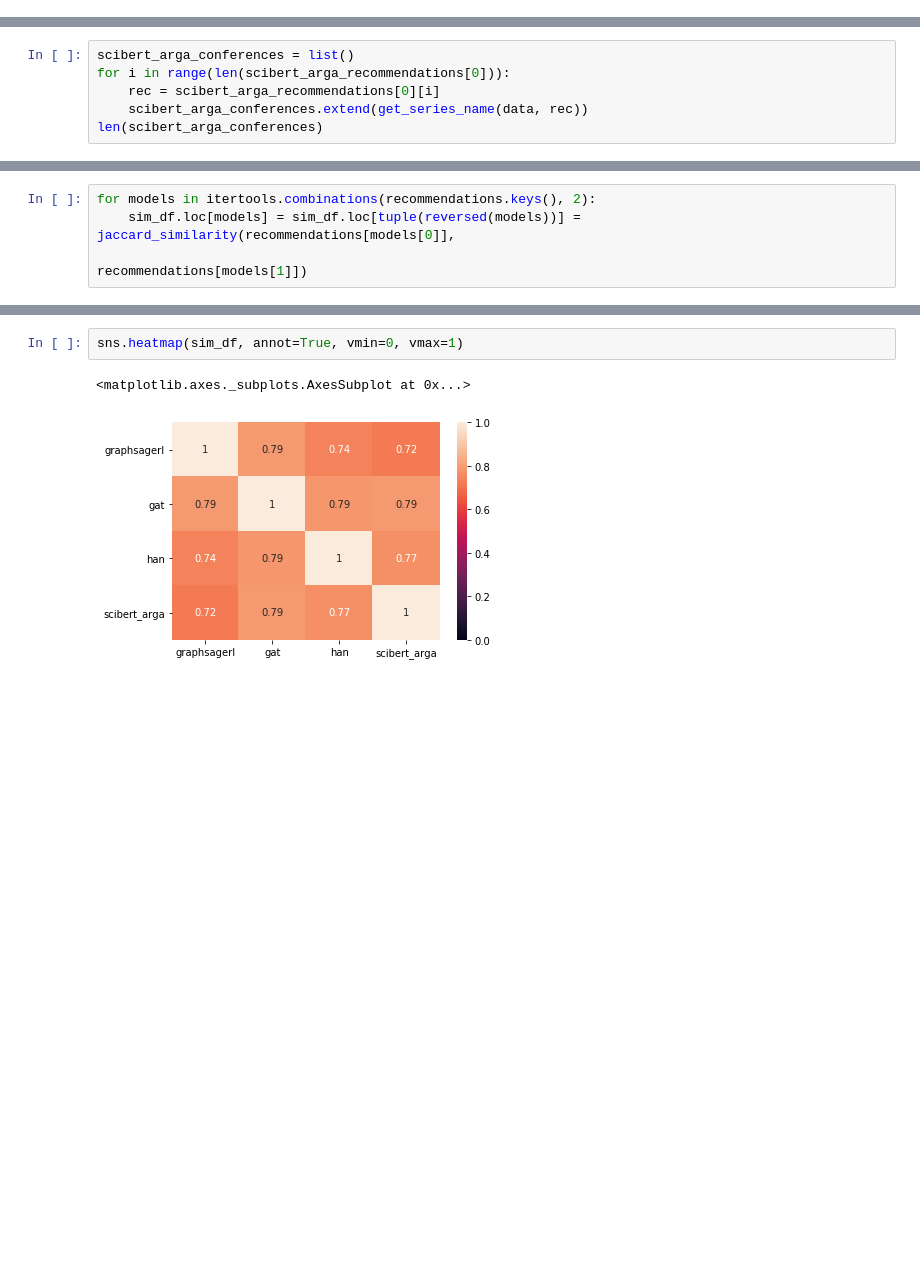
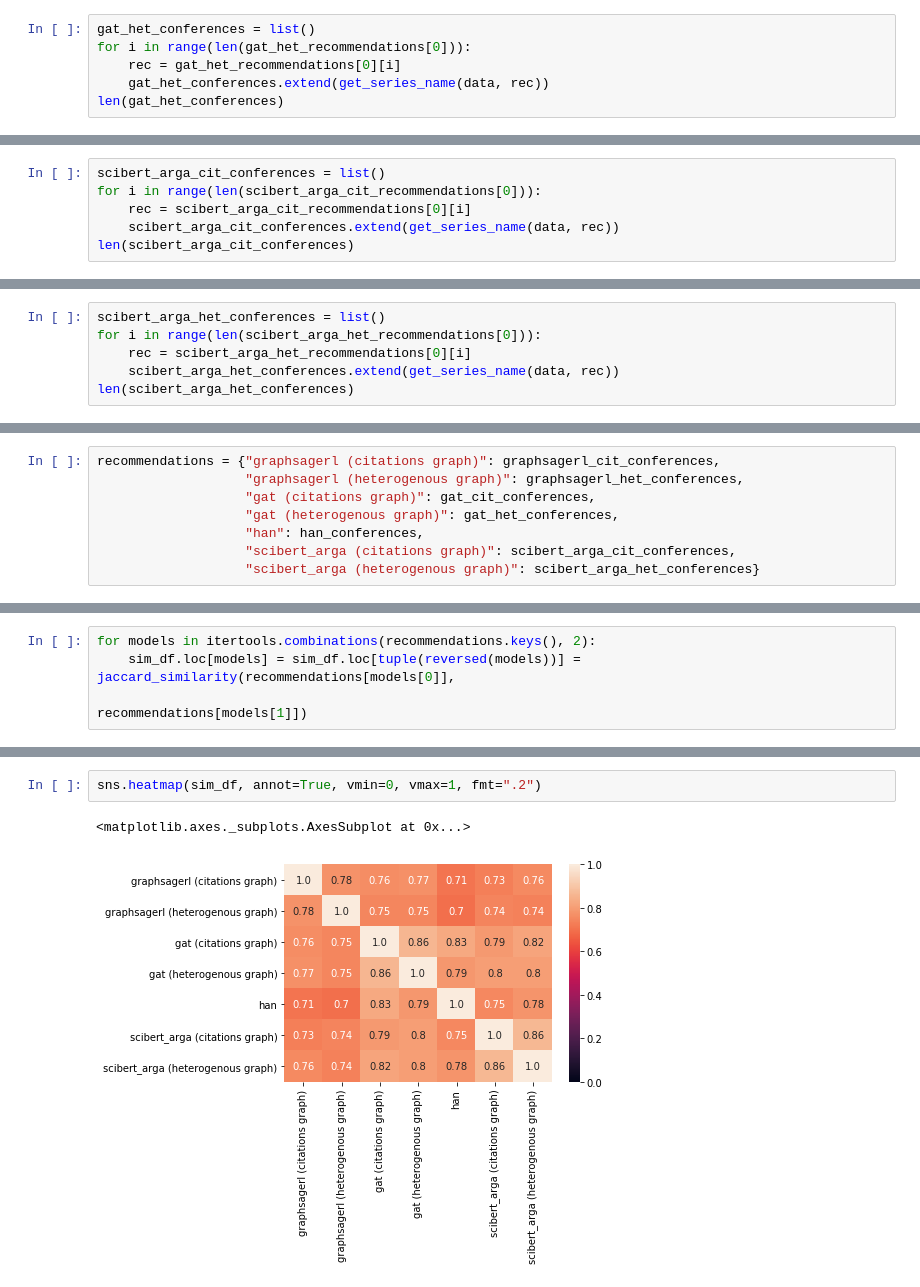
Before and after one commit to andreeaiana/graph_confrec, a Jupyter notebook: notebooks/Exploration GNN Models.ipynb, the cells around one changed output, grey strips where cells are left out. Saved outputs shown, nothing was run; the diff lists cells and outputs as text; blank space fills up the shorter version.

```diff
--- a/notebooks/Exploration GNN Models.ipynb
+++ b/notebooks/Exploration GNN Models.ipynb
@@ -364,0 +1086,6 @@ len(gat_conferences)
+# %%
+gat_het_conferences = list()
+for i in range(len(gat_het_recommendations[0])):
+    rec = gat_het_recommendations[0][i]
+    gat_het_conferences.extend(get_series_name(data, rec))
+len(gat_het_conferences)
@@ -371,10 +1100,16 @@ len(han_conferences)
 # %% [output]
 1000
 # %%
-scibert_arga_conferences = list()
-for i in range(len(scibert_arga_recommendations[0])):
-    rec = scibert_arga_recommendations[0][i]
-    scibert_arga_conferences.extend(get_series_name(data, rec))
-len(scibert_arga_conferences)
+scibert_arga_cit_conferences = list()
+for i in range(len(scibert_arga_cit_recommendations[0])):
+    rec = scibert_arga_cit_recommendations[0][i]
+    scibert_arga_cit_conferences.extend(get_series_name(data, rec))
+len(scibert_arga_cit_conferences)
 # %% [output]
 1000
+# %%
+scibert_arga_het_conferences = list()
+for i in range(len(scibert_arga_het_recommendations[0])):
+    rec = scibert_arga_het_recommendations[0][i]
+    scibert_arga_het_conferences.extend(get_series_name(data, rec))
+len(scibert_arga_het_conferences)
@@ -397,3 +1131,11 @@ recommendations = {"graphsagerl": graphsagerl_conferences, "gat": gat_conference
+# %%
+recommendations = {"graphsagerl (citations graph)": graphsagerl_cit_conferences,
+                   "graphsagerl (heterogenous graph)": graphsagerl_het_conferences,
+                   "gat (citations graph)": gat_cit_conferences,
+                   "gat (heterogenous graph)": gat_het_conferences,
+                   "han": han_conferences,
+                   "scibert_arga (citations graph)": scibert_arga_cit_conferences,
+                   "scibert_arga (heterogenous graph)": scibert_arga_het_conferences}
 # %%
 sim_df = pd.DataFrame(np.ones((len(recommendations.keys()), len(recommendations.keys()))),
                       index=list(recommendations.keys()), columns=list(recommendations.keys()))
@@ -419,5 +1167,5 @@ sim_df
 # %%
-sns.heatmap(sim_df, annot=True, vmin=0, vmax=1)
+sns.heatmap(sim_df, annot=True, vmin=0, vmax=1, fmt=".2")
 # %% [output]
 <matplotlib.axes._subplots.AxesSubplot at 0x...>
-[figure, old version]
+[figure, new version]
```
Also changed, not shown: parts of 65 cells of this notebook, 11 other files.
